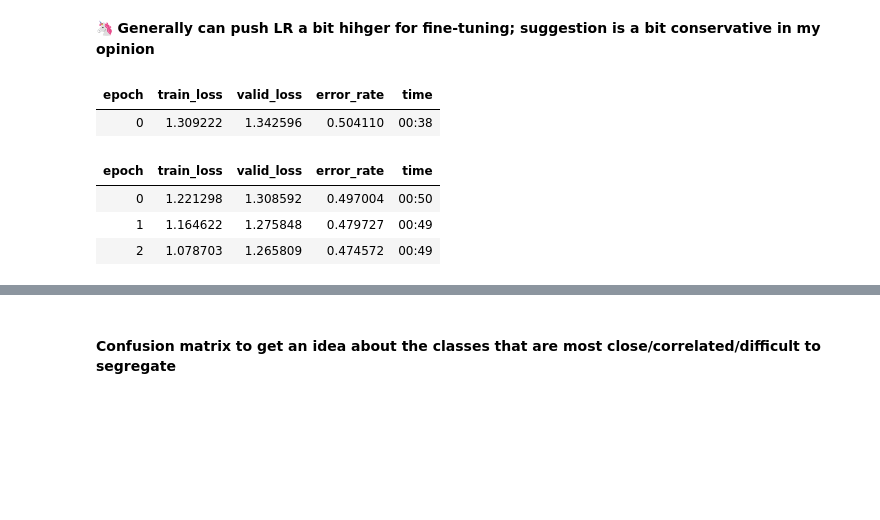
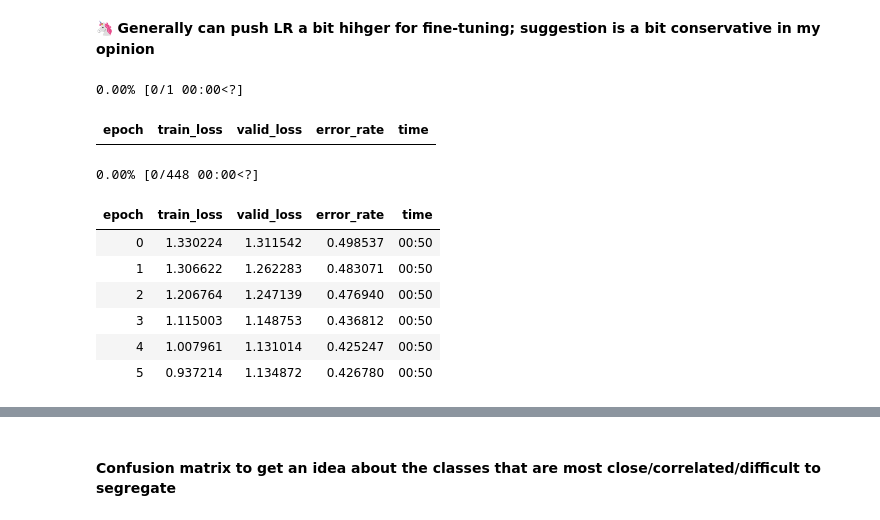
Before and after one commit to Aryan-Garg/Fast-Facial-Expression-Recognition, a Jupyter notebook: eda.ipynb, the cells around one changed output, grey strips where cells are left out. Cells and saved outputs as stored; diff of their text form; code cells hidden in the pictures; blank space fills up the shorter version.

```diff
--- a/eda.ipynb
+++ b/eda.ipynb
@@ -274,5 +258,8 @@ def label_func(file_name):
 # %%
-dls = ImageDataLoaders.from_name_func(".", train_files, label_func, item_tfms=Resize(224))
+dls = ImageDataLoaders.from_name_func(".",
+                                      train_files,
+                                      lambda fname: fname.split('_')[0],
+                                      item_tfms=Resize(224))
 # %% [markdown]
 🦄 **Upsampling will introduce some artifacts (mostly blurring) but make the expression more prominent**
 # %%
@@ -305,15 +292,19 @@ SuggestedLRs(valley=0.0020892962347716093, slide=0.0020892962347716093)
 # %% [markdown]
 🦄 **Generally can push LR a bit hihger for fine-tuning; suggestion is a bit conservative in my opinion**
 # %%
-# default freeze epochs = 1, unfreeze epochs = 9 (total = 10)
-learn.fine_tune(9, 3e-3)
+# default freeze epochs = 1, unfreeze epochs = 6 (total = 7)
+learn.fine_tune(6, 1e-2)
 # %% [output]
+0.00% [0/1 00:00<?]
 | epoch | train_loss | valid_loss | error_rate | time |
-| 0 | 1.309222 | 1.342596 | 0.504110 | 00:38 |
+0.00% [0/448 00:00<?]
 | epoch | train_loss | valid_loss | error_rate | time |
-| 0 | 1.221298 | 1.308592 | 0.497004 | 00:50 |
-| 1 | 1.164622 | 1.275848 | 0.479727 | 00:49 |
-| 2 | 1.078703 | 1.265809 | 0.474572 | 00:49 |
+| 0 | 1.330224 | 1.311542 | 0.498537 | 00:50 |
+| 1 | 1.306622 | 1.262283 | 0.483071 | 00:50 |
+| 2 | 1.206764 | 1.247139 | 0.476940 | 00:50 |
+| 3 | 1.115003 | 1.148753 | 0.436812 | 00:50 |
+| 4 | 1.007961 | 1.131014 | 0.425247 | 00:50 |
+| 5 | 0.937214 | 1.134872 | 0.426780 | 00:50 |
 # %%
 learn.show_results()
 # %% [output]
```
Also changed, not shown: parts of 27 cells of this notebook, 2 other files.
